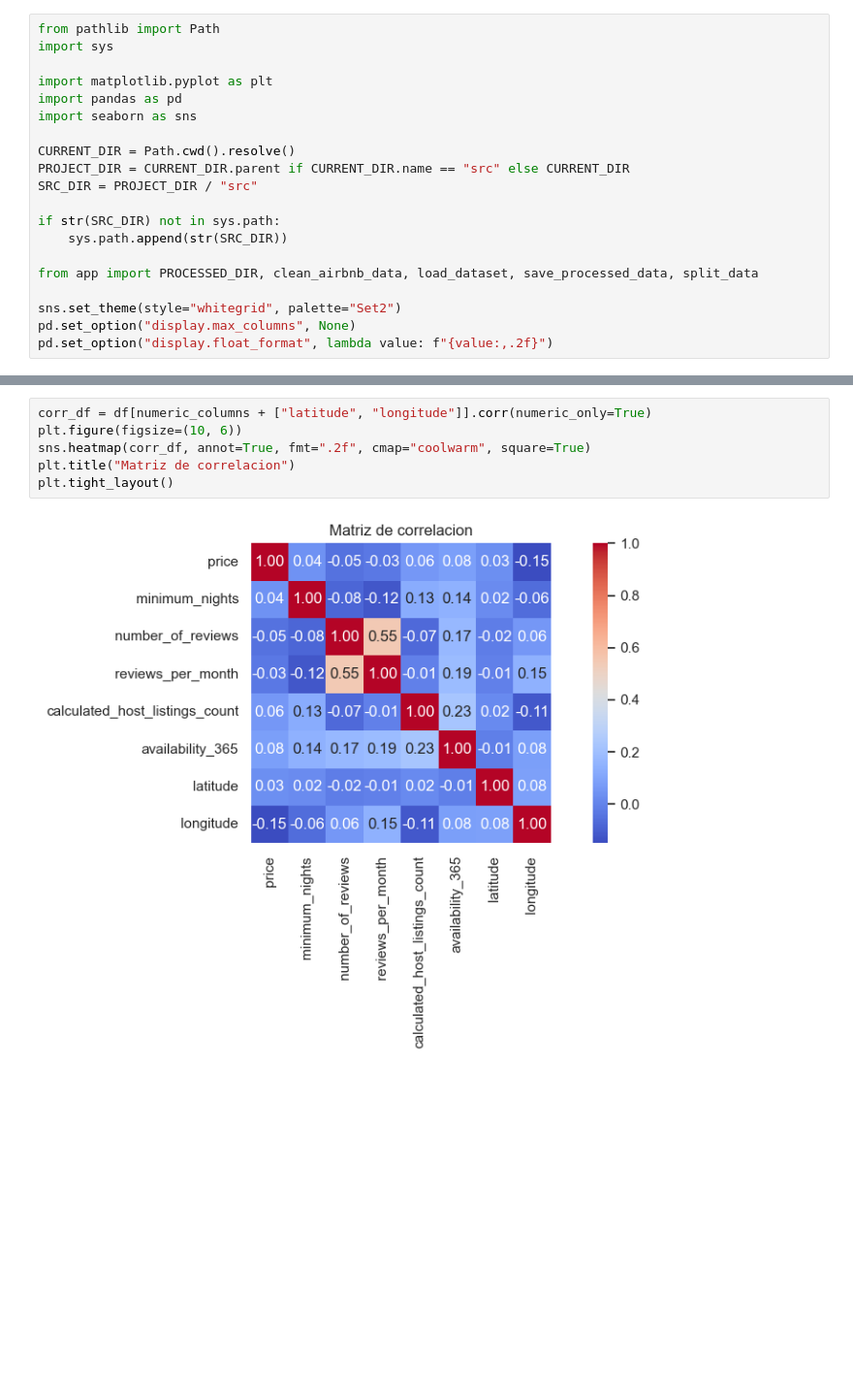
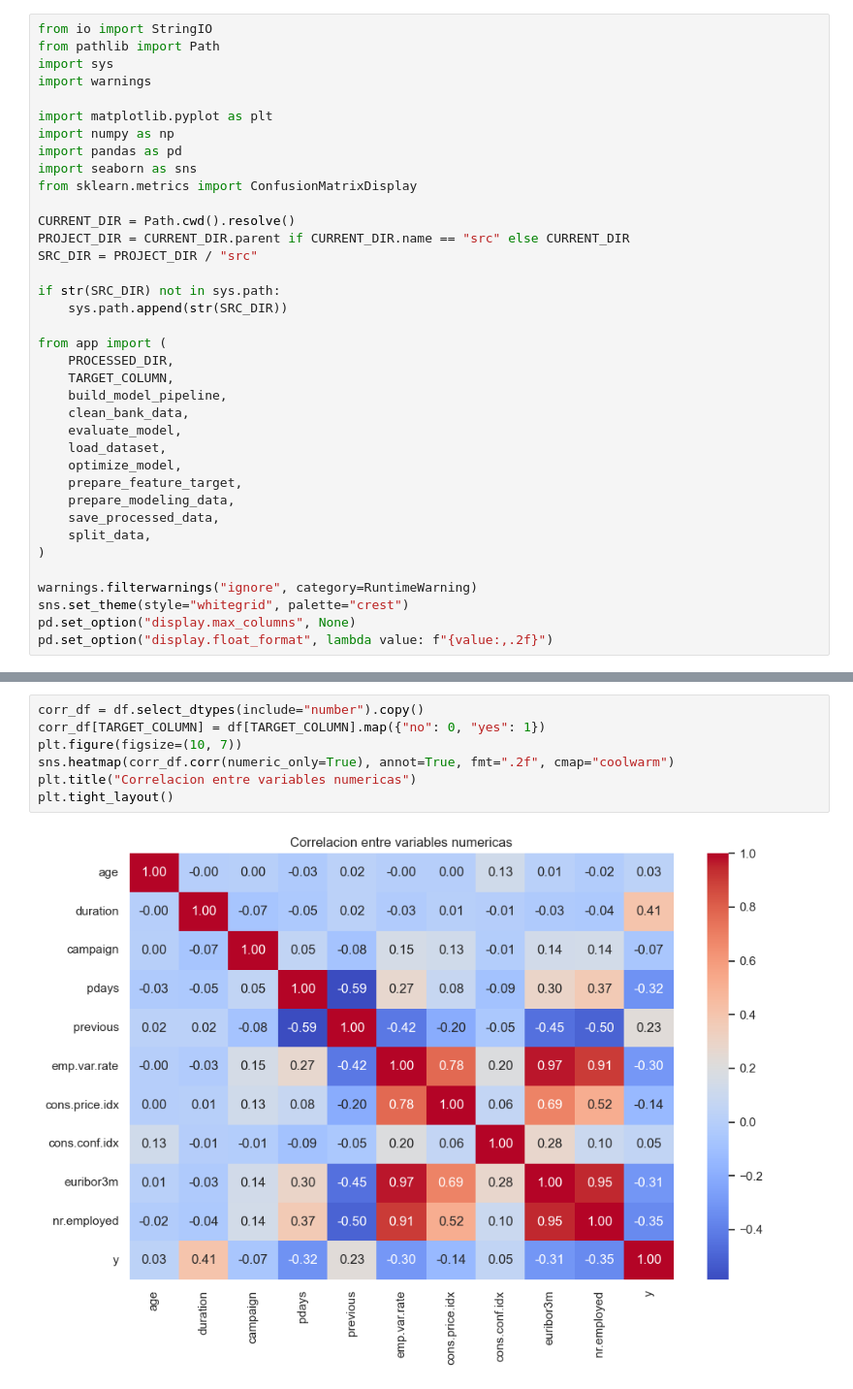
Before and after one commit to 4GeeksAcademy/Dragcessa1998-tutorial-de-Proyecto-de-Regresi-n-Log-stica, a Jupyter notebook: src/explore.ipynb, the cells around one changed output, grey strips where cells are left out. Shown at 97% size. Saved outputs shown, nothing was run; the diff lists cells and outputs as text; blank space fills up the shorter version.

```diff
--- a/src/explore.ipynb
+++ b/src/explore.ipynb
@@ -13,10 +9,14 @@ Este notebook realiza un analisis exploratorio completo del dataset `AB_NYC_2019
 # %%
+from io import StringIO
 from pathlib import Path
 import sys
+import warnings
 
 import matplotlib.pyplot as plt
+import numpy as np
 import pandas as pd
 import seaborn as sns
+from sklearn.metrics import ConfusionMatrixDisplay
 
 CURRENT_DIR = Path.cwd().resolve()
 PROJECT_DIR = CURRENT_DIR.parent if CURRENT_DIR.name == "src" else CURRENT_DIR
@@ -25,8 +25,21 @@ SRC_DIR = PROJECT_DIR / "src"
 if str(SRC_DIR) not in sys.path:
     sys.path.append(str(SRC_DIR))
 
-from app import PROCESSED_DIR, clean_airbnb_data, load_dataset, save_processed_data, split_data
+from app import (
+    PROCESSED_DIR,
+    TARGET_COLUMN,
+    build_model_pipeline,
+    clean_bank_data,
+    evaluate_model,
+    load_dataset,
+    optimize_model,
+    prepare_feature_target,
+    prepare_modeling_data,
+    save_processed_data,
+    split_data,
+)
 
-sns.set_theme(style="whitegrid", palette="Set2")
+warnings.filterwarnings("ignore", category=RuntimeWarning)
+sns.set_theme(style="whitegrid", palette="crest")
 pd.set_option("display.max_columns", None)
 pd.set_option("display.float_format", lambda value: f"{value:,.2f}")
@@ -175,8 +152,9 @@ plt.tight_layout()
 # %%
-corr_df = df[numeric_columns + ["latitude", "longitude"]].corr(numeric_only=True)
-plt.figure(figsize=(10, 6))
-sns.heatmap(corr_df, annot=True, fmt=".2f", cmap="coolwarm", square=True)
-plt.title("Matriz de correlacion")
+corr_df = df.select_dtypes(include="number").copy()
+corr_df[TARGET_COLUMN] = df[TARGET_COLUMN].map({"no": 0, "yes": 1})
+plt.figure(figsize=(10, 7))
+sns.heatmap(corr_df.corr(numeric_only=True), annot=True, fmt=".2f", cmap="coolwarm")
+plt.title("Correlacion entre variables numericas")
 plt.tight_layout()
 # %% [output]
-[figure, old version]
+[figure, new version]
```
Also changed, not shown: parts of 25 cells of this notebook, 1 other file.
